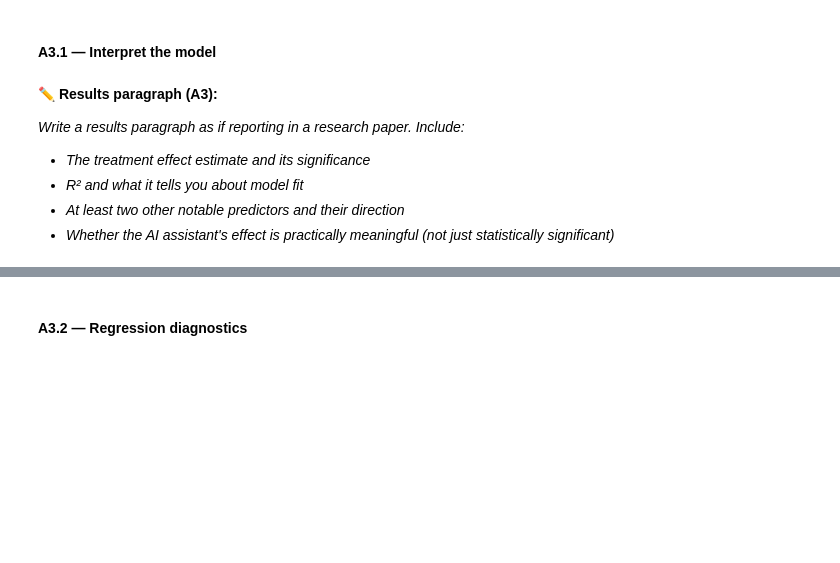
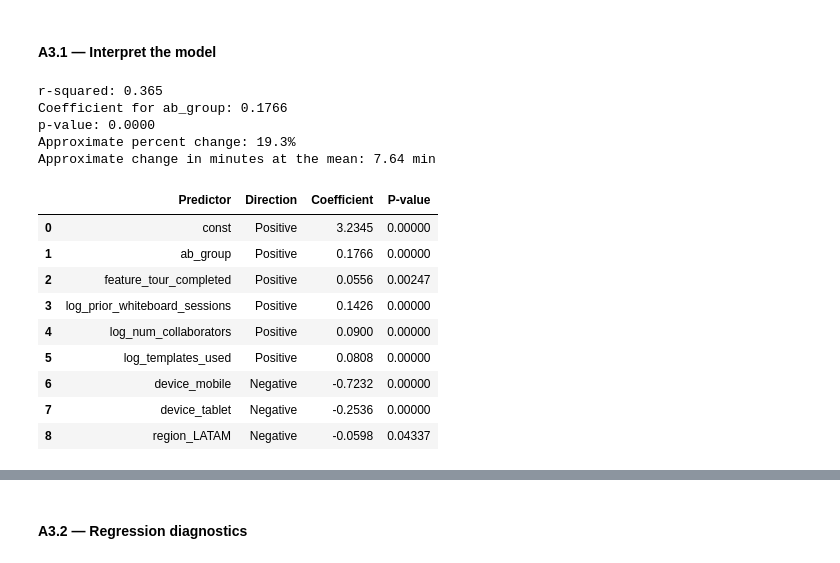
Before and after one commit to kylezhao101/Assignment02, a Jupyter notebook: IAT461_A2_Scaffold_empty.ipynb, the cells around one changed output, grey strips where cells are left out. Saved outputs shown, nothing was run; the diff lists cells and outputs as text; code cells hidden in the pictures; blank space fills up the shorter version.

```diff
--- a/IAT461_A2_Scaffold_empty.ipynb
+++ b/IAT461_A2_Scaffold_empty.ipynb
@@ -469,8 +467,58 @@ END
-# %% [markdown]
-**✏️ Results paragraph (A3):**
-
-*Write a results paragraph as if reporting in a research paper. Include:*
-- *The treatment effect estimate and its significance*
-- *R² and what it tells you about model fit*
-- *At least two other notable predictors and their direction*
-- *Whether the AI assistant's effect is practically meaningful (not just statistically significant)*
+# %%
+# evaluate model fit
+r2 = model_ols.rsquared
+print(f"r-squared: {r2:.3f}")
+
+# analyze treatment effect
+treatment_coef = model_ols.params['ab_group']
+treatment_p = model_ols.pvalues['ab_group']
+
+# convert log back to percent change
+treatment_percent = (np.exp(treatment_coef) -1) * 100
+
+# approx minutes using avg raw session duration
+mean_duration = df_model['avg_whiteboard_session_duration_min'].mean()
+treatment_minutes = (np.exp(treatment_coef) - 1) * mean_duration
+
+print(f"Coefficient for ab_group: {treatment_coef:.4f}")
+print(f"p-value: {treatment_p:.4f}")
+print(f"Approximate percent change: {treatment_percent:.1f}%")
+print(f"Approximate change in minutes at the mean: {treatment_minutes:.2f} min")
+
+# significant predictors
+# filter where p-value < 0.05
+significant = model_ols.pvalues[model_ols.pvalues < 0.05]
+
+# display
+sig_df = pd.DataFrame(
+    {
+        "Predictor": significant.index,
+        "Coefficient": model_ols.params[significant.index].values,
+        "P-value": model_ols.pvalues[significant.index].values,
+    }
+)
+
+sig_df["Direction"] = np.where(sig_df["Coefficient"] > 0, "Positive", "Negative")
+
+sig_df = sig_df[["Predictor", "Direction", "Coefficient", "P-value"]]
+
+sig_df["Coefficient"] = sig_df["Coefficient"].round(4)
+sig_df["P-value"] = sig_df["P-value"].round(5)
+
+sig_df
+# %% [output]
+r-squared: 0.365
+Coefficient for ab_group: 0.1766
+p-value: 0.0000
+Approximate percent change: 19.3%
+Approximate change in minutes at the mean: 7.64 min
+|  | Predictor | Direction | Coefficient | P-value |
+| 0 | const | Positive | 3.2345 | 0.00000 |
+| 1 | ab_group | Positive | 0.1766 | 0.00000 |
+| 2 | feature_tour_completed | Positive | 0.0556 | 0.00247 |
+| 3 | log_prior_whiteboard_sessions | Positive | 0.1426 | 0.00000 |
+| 4 | log_num_collaborators | Positive | 0.0900 | 0.00000 |
+| 5 | log_templates_used | Positive | 0.0808 | 0.00000 |
+| 6 | device_mobile | Negative | -0.7232 | 0.00000 |
+| 7 | device_tablet | Negative | -0.2536 | 0.00000 |
+| 8 | region_LATAM | Negative | -0.0598 | 0.04337 |
```
Also changed, not shown: parts of 6 cells of this notebook.
